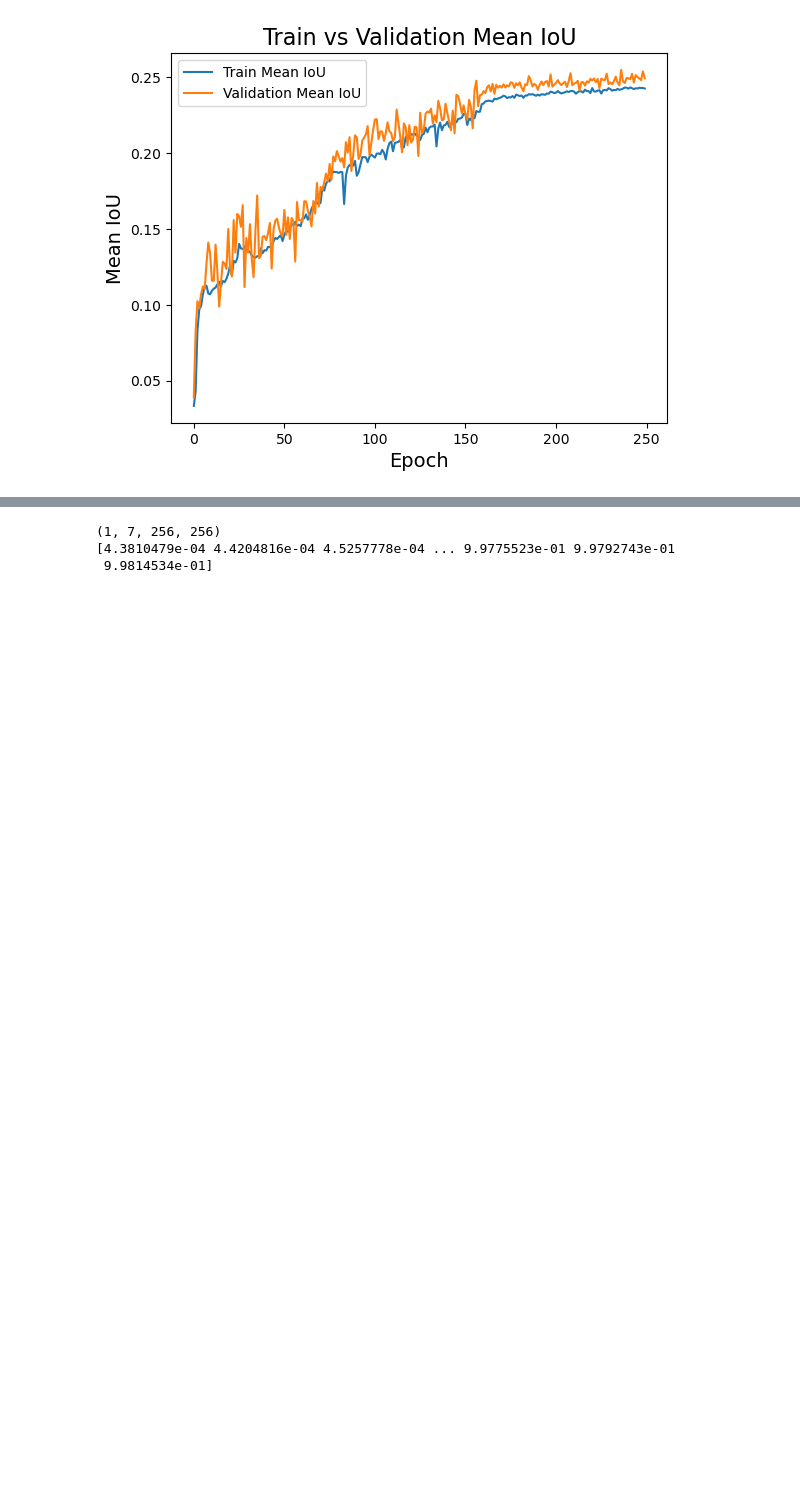
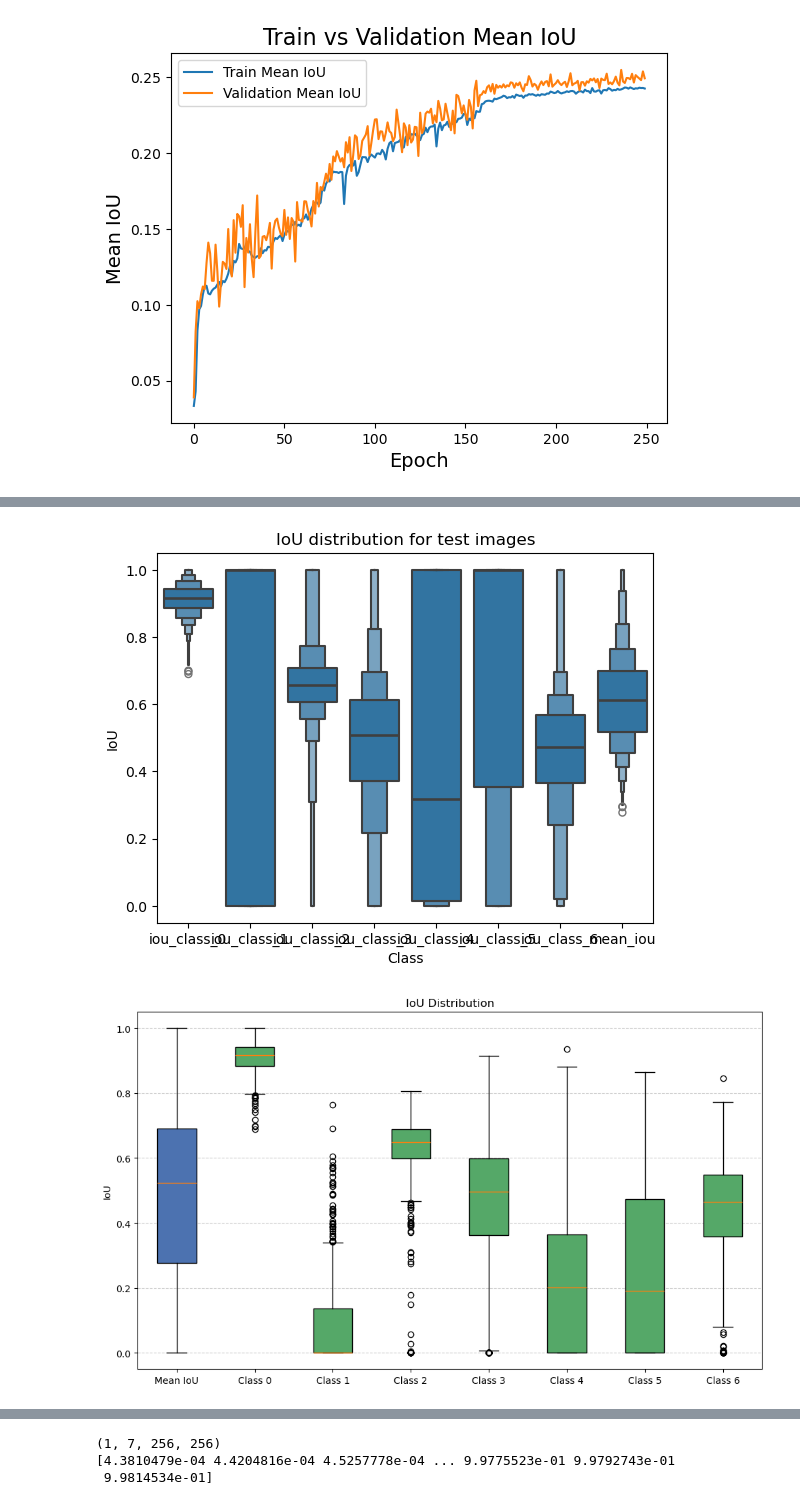
Before and after one commit to tckumarasekara/CRC-HnE-Segmentation-Training, a Jupyter notebook: histology_segmentation_training/dev/unext_plots.ipynb, the cells around one changed output, grey strips where cells are left out. Cells and saved outputs as stored; diff of their text form; code cells hidden in the pictures; blank space fills up the shorter version.

```diff
--- a/histology_segmentation_training/dev/unext_plots.ipynb
+++ b/histology_segmentation_training/dev/unext_plots.ipynb
@@ -238,0 +246,5 @@ plot_testset_iou_dice("../../mlruns/test_metrics_per_image/test_metrics_per_imag
+# %%
+plot_testset_iou_dice("../../mlruns/unext_fromC32_Aug_backgound0_5/test_metrics_per_image_UneXt_lr-0.007_wd-1e-05_dropout-0.01_epoch-250_batchS-16.csv")
+# %% [output]
+[figure, added]
+[figure, added]
```
Also changed, not shown: parts of 10 cells of this notebook, 15 other files.
